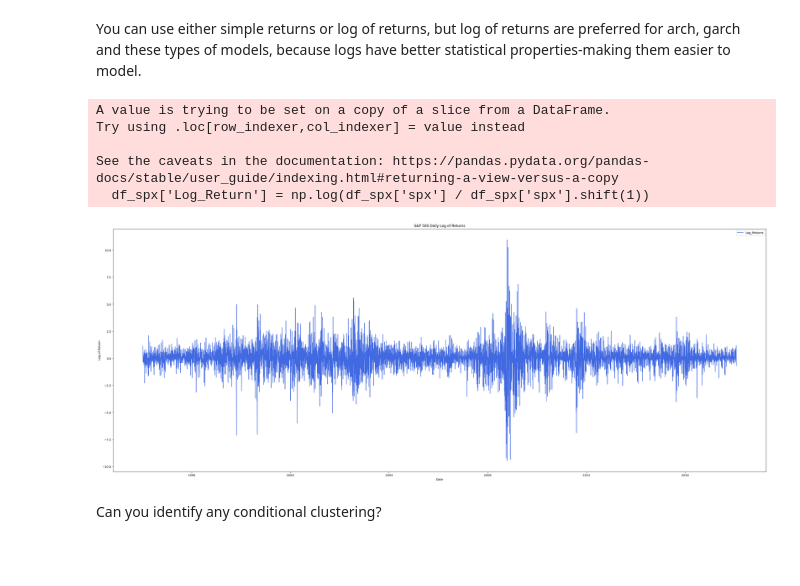
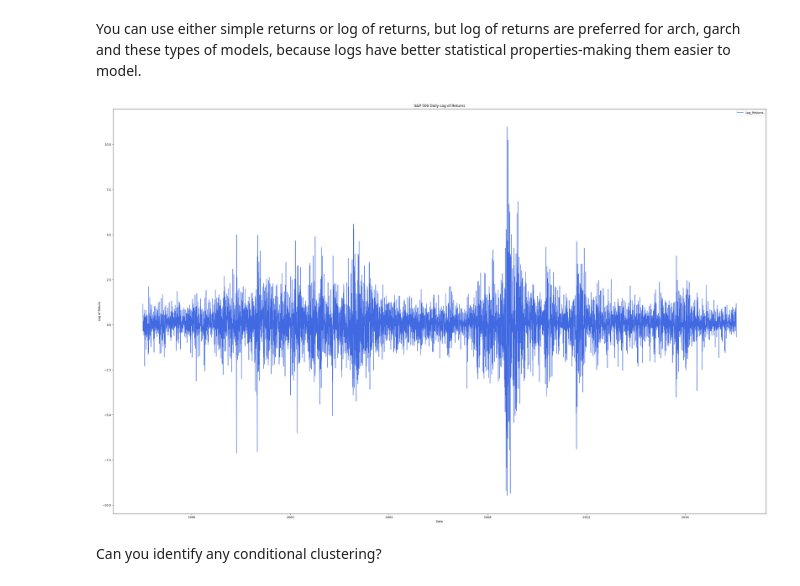
Before and after one commit to WamzMwangi/Advanced_Machine_Learning, a Jupyter notebook: Time_Series_Forecasting/Stock_prices_forecasting.ipynb, the cells around one changed output. Saved outputs shown, nothing was run; the diff lists cells and outputs as text; code cells hidden in the pictures; blank space fills up the shorter version.

```diff
--- a/Time_Series_Forecasting/Stock_prices_forecasting.ipynb
+++ b/Time_Series_Forecasting/Stock_prices_forecasting.ipynb
@@ -559,7 +559,7 @@ df['date']=pd.to_datetime(df['date'],errors='coerce',dayfirst=True)
 df.set_index('date',inplace=True)
 # %%
 #filter out the data for the S&P 500 stock prices only
-df_spx=df[['spx']]
+df_spx=df[['spx']].copy()
 # %%
 plt.figure(figsize=(20,10))
 df_spx['spx'].plot()
@@ -583,22 +583,16 @@ df_spx = df_spx.dropna()
 
 # Multiply by 100- this is not a must, but just makes it easier to interpret
 df_spx['Log_Return'] = df_spx['Log_Return'] * 100
-# %% [output]
-A value is trying to be set on a copy of a slice from a DataFrame.
-Try using .loc[row_indexer,col_indexer] = value instead
-
-See the caveats in the documentation: https://pandas.pydata.org/pandas-docs/stable/user_guide/indexing.html#returning-a-view-versus-a-copy
-  df_spx['Log_Return'] = np.log(df_spx['spx'] / df_spx['spx'].shift(1))
 # %%
-plt.figure(figsize=(40, 15))
+plt.figure(figsize=(40, 25))
 plt.plot(df_spx.index, df_spx['Log_Return'], label='Log_Returns', color='royalblue')
 plt.title('S&P 500 Daily Log of Returns')
 plt.ylabel('Log of Return')
 plt.xlabel('Date')
 plt.legend()
 plt.show()
 # %% [output]
-[figure, old version]
+[figure, new version]
 # %% [markdown]
 Can you identify any conditional clustering?
 # %% [markdown]
```
Also changed, not shown: parts of 8 cells of this notebook.
